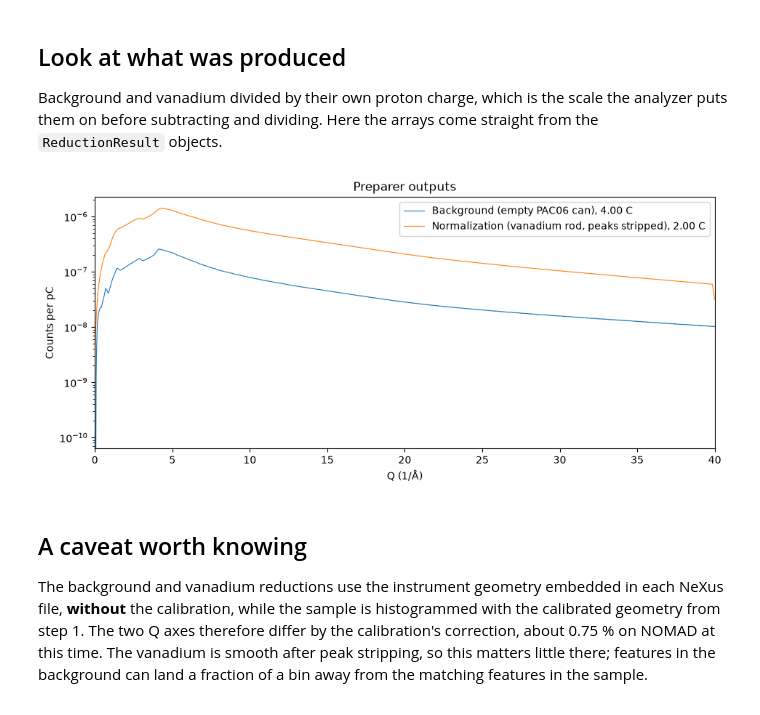
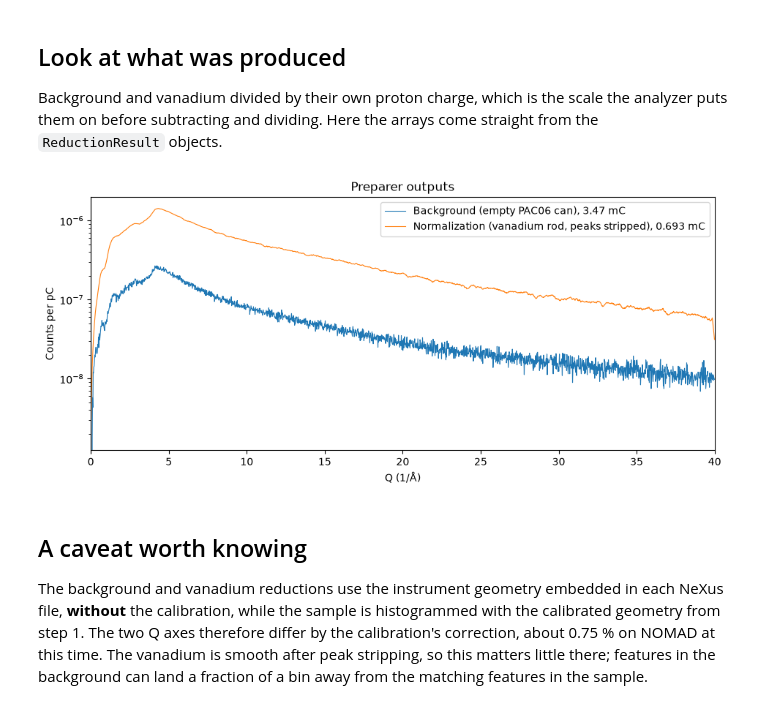
Before and after one commit to neutrons/live_stream_analysis, a Jupyter notebook: notebooks/01_preparer_python.ipynb, the cells around one changed output. Drawn from its saved outputs; the diff is of its cells as text; code cells hidden in the pictures.

Commit message:
Rewrites notebooks to use test tutorial data

```diff
--- a/notebooks/01_preparer_python.ipynb
+++ b/notebooks/01_preparer_python.ipynb
@@ -55,6 +63,16 @@ os.environ["PATH"] = f"{Path(sys.executable).parent}{os.pathsep}{os.environ['PAT
 OUTPUT_DIR = Path("notebooks/output")
 OUTPUT_DIR.mkdir(parents=True, exist_ok=True)
 print(f"Working directory: {Path.cwd()}")
+
+# The tutorial dataset runs anywhere in seconds. FULL_DATA = True uses the full runs instead,
+# which need nexus_files/ in the repository root.
+FULL_DATA = False
+if FULL_DATA:
+    BACKGROUND_FILES = [Path("nexus_files/mt_pac_can/NOM_243710.nxs.h5"), Path("nexus_files/mt_pac_can/NOM_243711.nxs.h5")]
+    NORMALIZATION_FILES = [Path("nexus_files/vanadium/NOM_243712.nxs.h5")]
+else:
+    BACKGROUND_FILES = [Path("tests/data/tutorial/NOM_243710.nxs.h5")]
+    NORMALIZATION_FILES = [Path("tests/data/tutorial/NOM_243712.nxs.h5")]
 # %% [output]
 Working directory: /home/ntm/projects/illumine/live_stream_analysis
 # %% [markdown]
@@ -106,7 +124,7 @@ REDUCTION = dict(q_min=0.0, q_max=40.0, q_bin_size=0.02, tof_tick_us=1.0, peak_w
 
 started = time.monotonic()
 background = reduce_nexus_files(
-    nexus_files=[Path("nexus_files/mt_pac_can/NOM_243710.nxs.h5"), Path("nexus_files/mt_pac_can/NOM_243711.nxs.h5")],
+    nexus_files=BACKGROUND_FILES,
     mode="background",
     **REDUCTION,
 )
@@ -124,7 +142,7 @@ Bragg peaks. `--peak-window` is the smoothing window in bins.
 # %%
 started = time.monotonic()
 normalization = reduce_nexus_files(
-    nexus_files=[Path("nexus_files/vanadium/NOM_243712.nxs.h5")],
+    nexus_files=NORMALIZATION_FILES,
     mode="normalization",
     **REDUCTION,
 )
@@ -171,15 +189,15 @@ them on before subtracting and dividing. Here the arrays come straight from the
 # %%
 import matplotlib.pyplot as plt
 
 fig, ax = plt.subplots(figsize=(11, 4.5))
 for label, result in [("Background (empty PAC06 can)", background), ("Normalization (vanadium rod, peaks stripped)", normalization)]:
     ax.plot(result.q_values, result.intensity / result.proton_charge_pc, linewidth=0.8,
-            label=f"{label}, {result.proton_charge_pc / 1e12:.2f} C")
+            label=f"{label}, {result.proton_charge_pc / 1e9:.3g} mC")
 ax.set(xlim=(0, 40), xlabel="Q (1/Å)", ylabel="Counts per pC", yscale="log", title="Preparer outputs")
 ax.legend()
 plt.show()
 # %% [output]
-[figure, old version]
+[figure, new version]
 # %% [markdown]
 ## A caveat worth knowing
 
```
Also changed, not shown: parts of 3 cells of this notebook, 8 other files.
